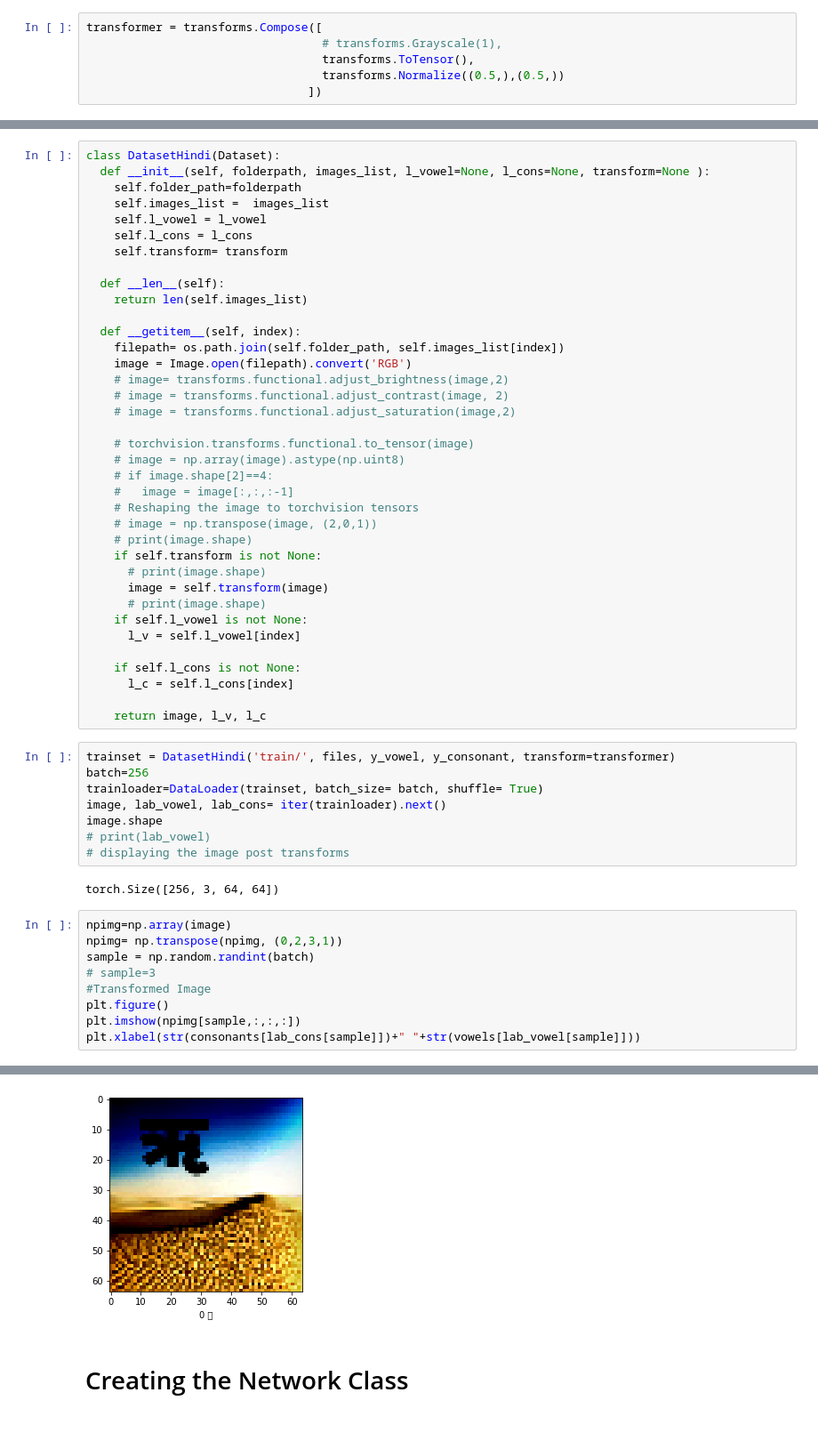
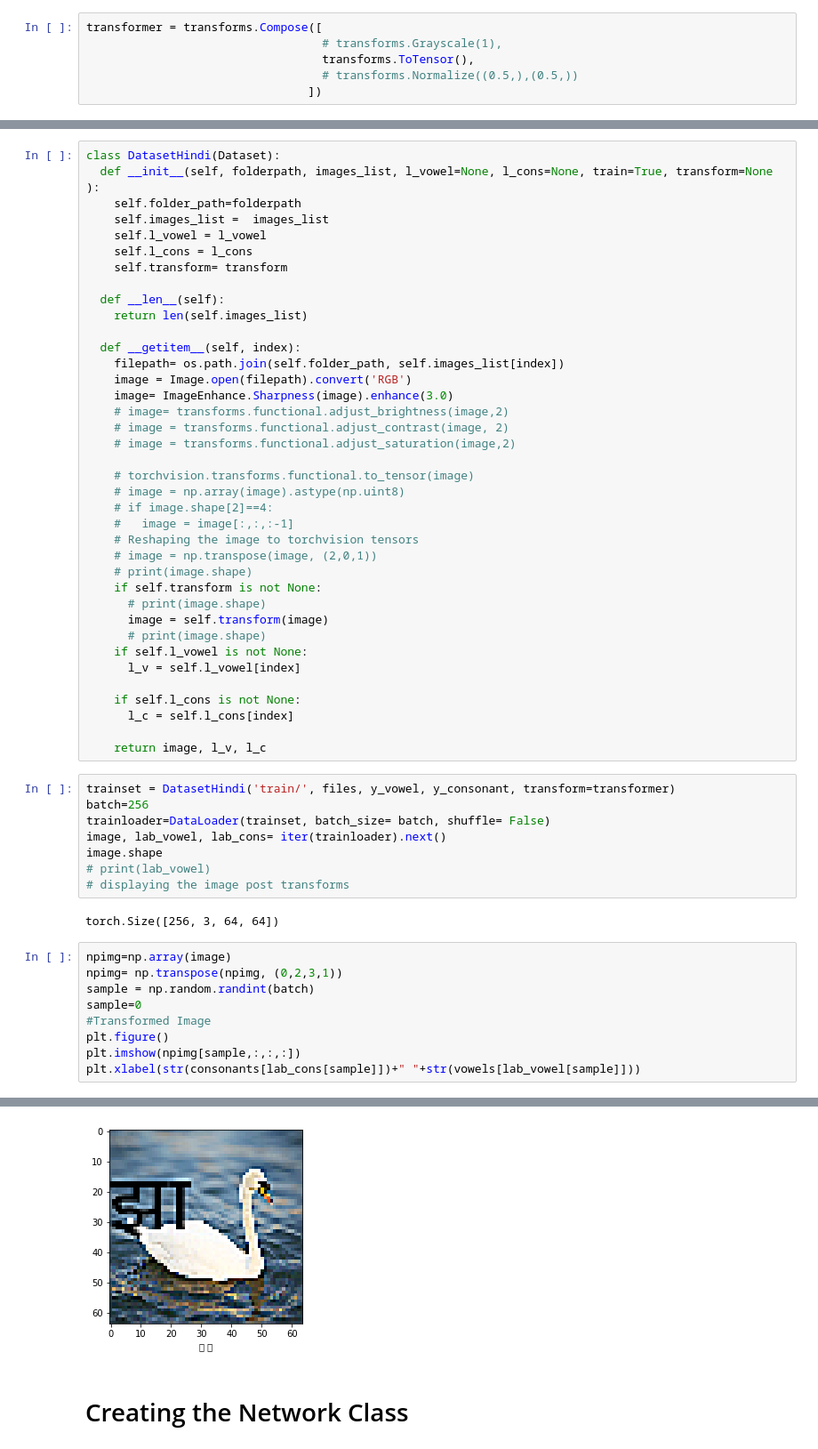
Before and after one commit to NavneetSajwan/Hindi-Vowel-Consonant-Classification, a Jupyter notebook: Hindi_Vowel_Consonant_Classification_data_preprocessing.ipynb, the cells around one changed output, grey strips where cells are left out. Shown at 89% size. Cells and saved outputs as stored; diff of their text form.

```diff
--- a/Hindi_Vowel_Consonant_Classification_data_preprocessing.ipynb
+++ b/Hindi_Vowel_Consonant_Classification_data_preprocessing.ipynb
@@ -103,14 +110,14 @@ len(consonants)
 transformer = transforms.Compose([
                                   # transforms.Grayscale(1),
                                   transforms.ToTensor(),
-                                  transforms.Normalize((0.5,),(0.5,))
+                                  # transforms.Normalize((0.5,),(0.5,))
                                 ])
 # %%
 # image, vow, cons=trainset.__getitem__(3)
 # print(image)
 # %%
 class DatasetHindi(Dataset):
-  def __init__(self, folderpath, images_list, l_vowel=None, l_cons=None, transform=None ):
+  def __init__(self, folderpath, images_list, l_vowel=None, l_cons=None, train=True, transform=None ):
     self.folder_path=folderpath
     self.images_list =  images_list
     self.l_vowel = l_vowel
@@ -123,6 +130,7 @@ class DatasetHindi(Dataset):
   def __getitem__(self, index):
     filepath= os.path.join(self.folder_path, self.images_list[index])
     image = Image.open(filepath).convert('RGB')
+    image= ImageEnhance.Sharpness(image).enhance(3.0)
     # image= transforms.functional.adjust_brightness(image,2)
     # image = transforms.functional.adjust_contrast(image, 2)
     # image = transforms.functional.adjust_saturation(image,2)
@@ -148,7 +156,7 @@ class DatasetHindi(Dataset):
 # %%
 trainset = DatasetHindi('train/', files, y_vowel, y_consonant, transform=transformer)
 batch=256
-trainloader=DataLoader(trainset, batch_size= batch, shuffle= True)
+trainloader=DataLoader(trainset, batch_size= batch, shuffle= False)
 image, lab_vowel, lab_cons= iter(trainloader).next()
 image.shape
 # print(lab_vowel)
@@ -159,7 +167,7 @@ torch.Size([256, 3, 64, 64])
 npimg=np.array(image)
 npimg= np.transpose(npimg, (0,2,3,1))
 sample = np.random.randint(batch)
-# sample=3
+sample=0
 #Transformed Image
 plt.figure()
 plt.imshow(npimg[sample,:,:,:])
@@ -170,4 +177,4 @@ Text(0.5, 0, '0 ऋ')
-[figure, old version]
+[figure, new version]
 # %% [markdown]
 # Creating the Network Class
 # %%
```
Also changed, not shown: parts of 28 cells of this notebook.
